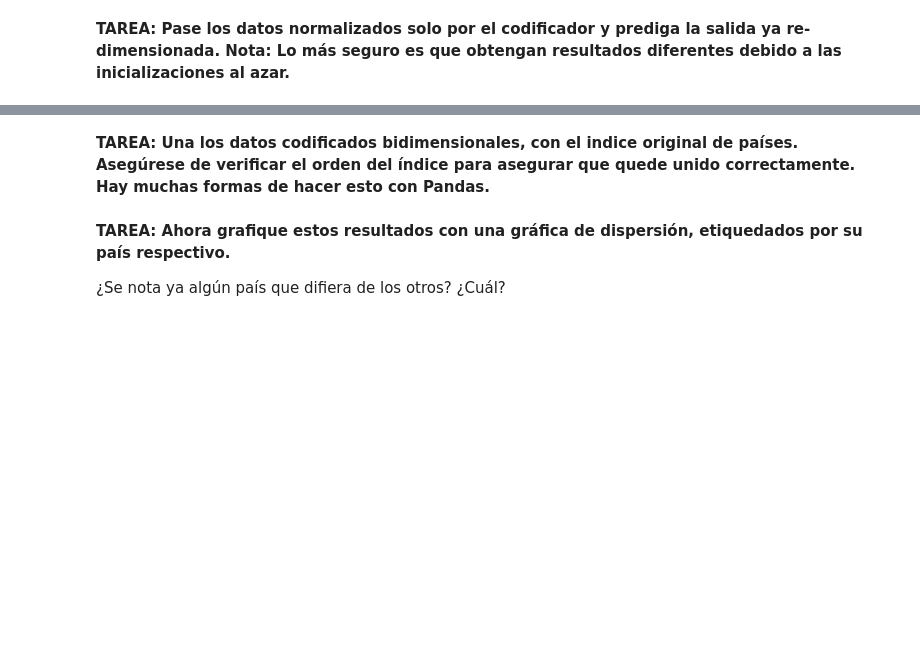
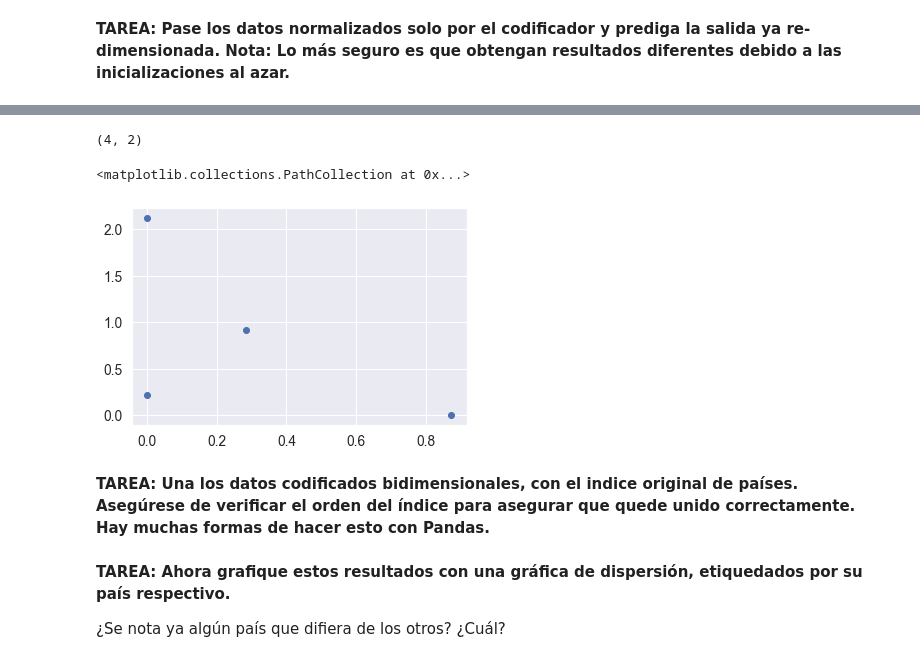
Before and after one commit to lauratamath/HDT6_Data, a Jupyter notebook: Lab_Autocodificadores-1.ipynb, the cells around one changed output, grey strips where cells are left out. Drawn from its saved outputs; the diff is of its cells as text; code cells hidden in the pictures; blank space fills up the shorter version.

Commit message:
Update Lab_Autocodificadores-1.ipynb
Co-Authored-By: Martín España <46570760+martspain@users.noreply.github.com>

```diff
--- a/Lab_Autocodificadores-1.ipynb
+++ b/Lab_Autocodificadores-1.ipynb
@@ -181,3 +168,5 @@ array([[1.        , 0.45      , 0.4562212 , 0.80597015, 0.17647059,
 **TAREA:  Ajuste el AutoCodificador a los datos normalizados por medio de 15 épocas.**
 # %%
 #SU CODIGO AQUI
+# %%
+autocodificador.fit(datos_normalizados, datos_normalizados, epochs=15)
@@ -185,3 +193,5 @@ array([[1.        , 0.45      , 0.4562212 , 0.80597015, 0.17647059,
 **TAREA: Pase los datos normalizados solo por el codificador y prediga la salida ya re-dimensionada.  Nota: Lo más seguro es que obtengan resultados diferentes debido a las inicializaciones al azar.**
 # %%
 #SU CODIGO AQUI
+# %%
+codificado_2 = codificador.predict(datos_normalizados)
@@ -188,3 +200,13 @@ array([[1.        , 0.45      , 0.4562212 , 0.80597015, 0.17647059,
+# %%
+codificado_2.shape
+# %% [output]
+(4, 2)
+# %%
+plt.scatter(codificado_2[:, 0],
+            codificado_2[:, 1])
+# %% [output]
+<matplotlib.collections.PathCollection at 0x...>
+[figure, added]
 # %% [markdown]
 **TAREA:  Una los datos codificados bidimensionales, con el indice original de países.  Asegúrese de verificar el orden del índice para asegurar que quede unido correctamente.  Hay muchas formas de hacer esto con Pandas.**
 # %%
```
Also changed, not shown: parts of 6 cells of this notebook.
